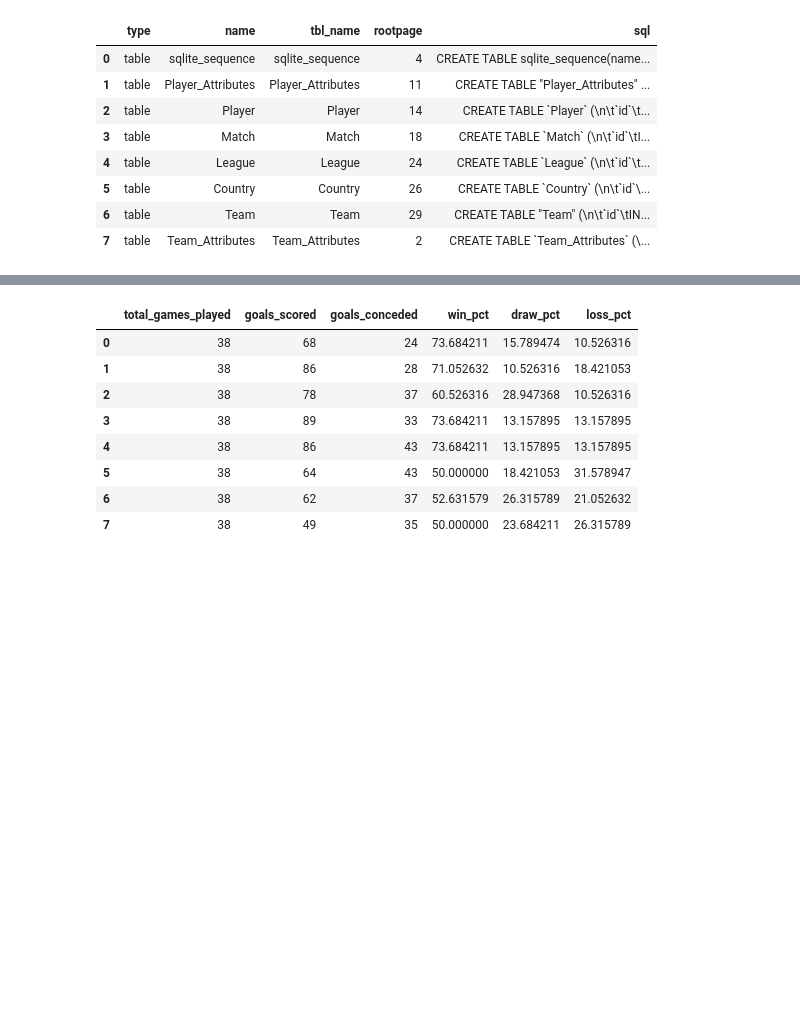
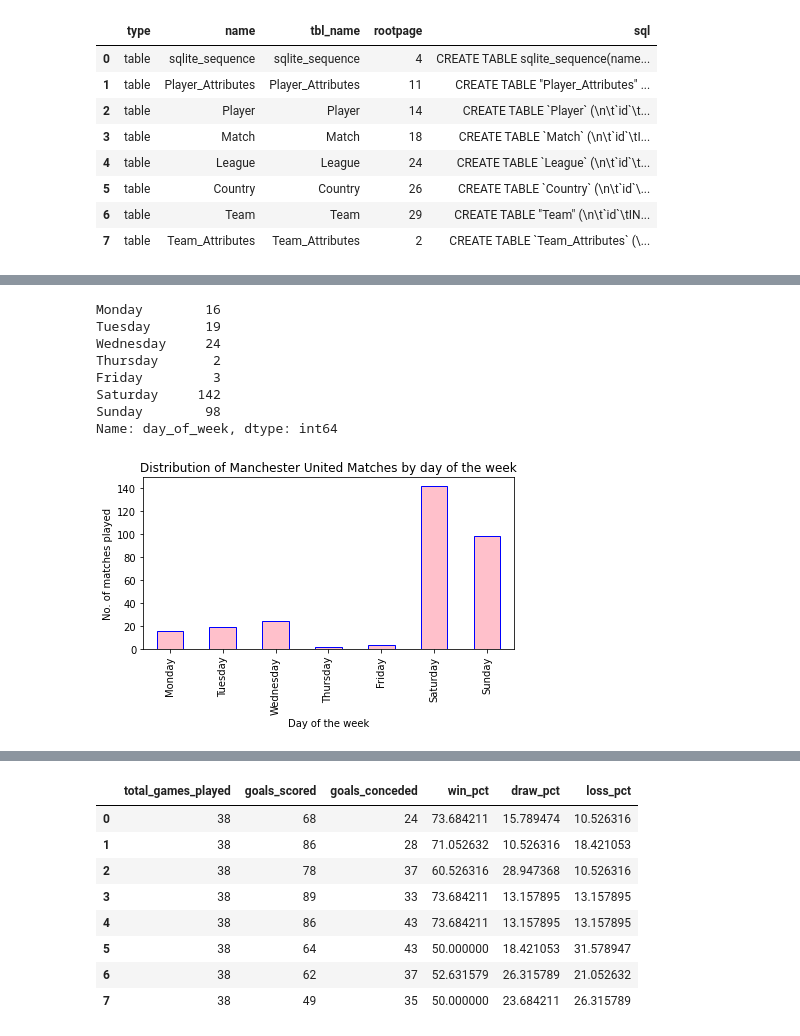
Before and after one commit to clintyr/football-data-analysis, a Jupyter notebook: Football_analysis.ipynb, the cells around one changed output, grey strips where cells are left out. Saved outputs shown, nothing was run; the diff lists cells and outputs as text; code cells hidden in the pictures; blank space fills up the shorter version.

```diff
--- a/Football_analysis.ipynb
+++ b/Football_analysis.ipynb
@@ -88,0 +113,12 @@ mun_12 = pd.read_sql("""SELECT match.id,
+# %%
+mun_daysOfWeek = pd.read_sql("""select m.id, m.season, m.date,
+                             case when m.home_team_api_id = 10260 then 'home' else 'away' end as HA,
+                             case when (m.home_team_api_id = 10260 and m.home_team_goal > m.away_team_goal) or
+                             (m.away_team_api_id = 10260 and m.away_team_goal > m.home_team_goal) then 3
+                             when (m.home_team_api_id = 10260 and m.home_team_goal < m.away_team_goal) or
+                             (m.away_team_api_id = 10260 and m.away_team_goal < m.home_team_goal) then 0
+                             else 1 end as points
+                             from match m
+                             where m.home_team_api_id = 10260 OR m.away_team_api_id = 10260;""", conn)
+
+mun_daysOfWeek
@@ -88,0 +139,32 @@ mun_12 = pd.read_sql("""SELECT match.id,
+# %%
+Days = mun_daysOfWeek
+Days['date']  = pd.to_datetime(Days['date'])
+Days['day_of_week'] = Days['date'].dt.dayofweek
+day_names = {0: 'Monday', 1: 'Tuesday', 2: 'Wednesday', 3: 'Thursday', 4: 'Friday', 5: 'Saturday', 6: 'Sunday'}
+
+# map points to results (so we can get day-specific win percentage)
+points2results = {3: 'win', 1: 'draw', 0: 'loss'}
+
+Days['result'] = Days['points'].map(points2results)
+
+matches_per_day = Days['day_of_week'].map(day_names).value_counts().reindex(day_names.values())
+print(matches_per_day)
+matches_per_day.plot(kind='bar', color='pink', edgecolor='blue')
+
+plt.title('Distribution of Manchester United Matches by day of the week')
+plt.xlabel('Day of the week')
+plt.ylabel('No. of matches played')
+
+# Show the plot
+plt.tight_layout()
+plt.show()
+# %% [output]
+Monday        16
+Tuesday       19
+Wednesday     24
+Thursday       2
+Friday         3
+Saturday     142
+Sunday        98
+Name: day_of_week, dtype: int64
+[figure, added]
```
Also changed, not shown: parts of 37 cells of this notebook.
